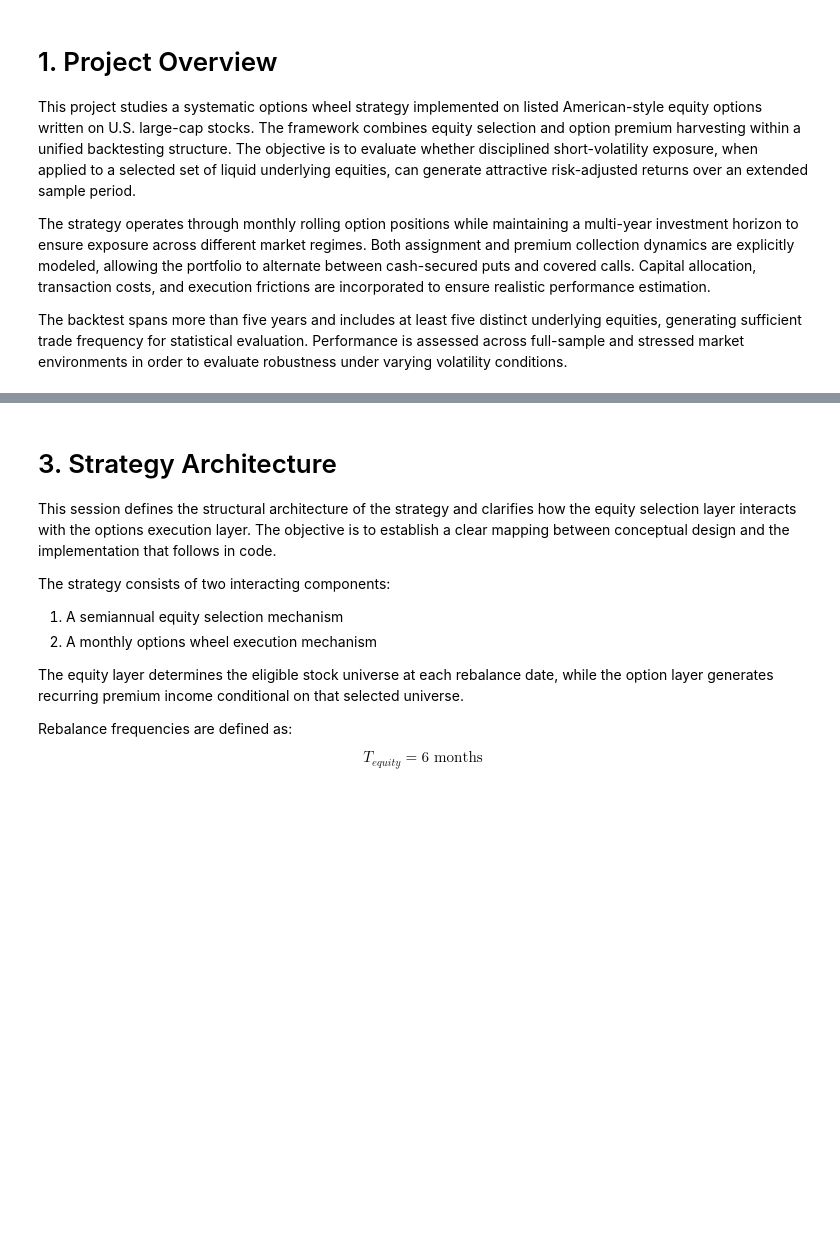
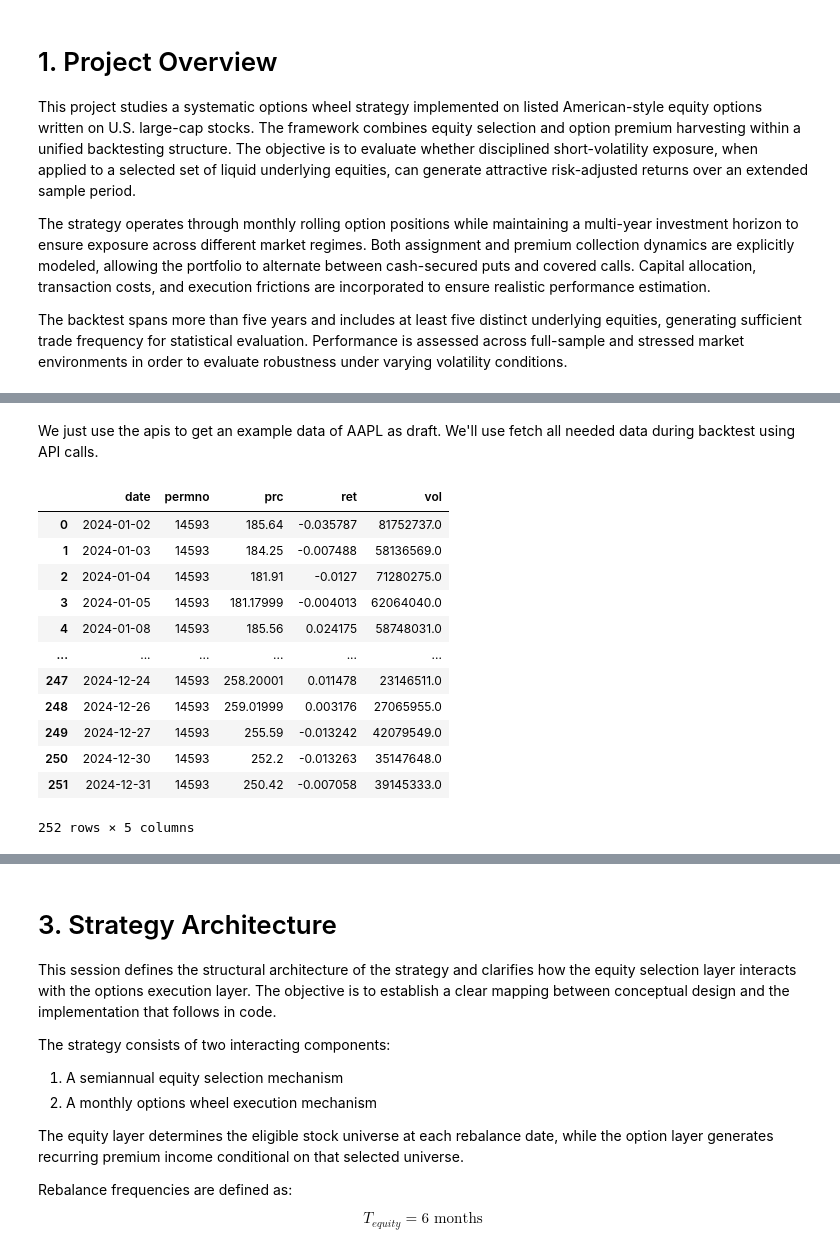
Before and after one commit to lhyxy1109/FINM31500_project, a Jupyter notebook: Project_Draft.ipynb, the cells around one changed output, grey strips where cells are left out. Saved outputs shown, nothing was run; the diff lists cells and outputs as text; code cells hidden in the pictures; blank space fills up the shorter version.

```diff
--- a/Project_Draft.ipynb
+++ b/Project_Draft.ipynb
@@ -34,0 +55,2 @@ The backtest spans more than five years and includes at least five distinct unde
+# %% [markdown]
+We just use the apis to get an example data of AAPL as draft. We'll use fetch all needed data during backtest using API calls.
@@ -34,0 +83,16 @@ The backtest spans more than five years and includes at least five distinct unde
+# %%
+px
+# %% [output]
+|  | date | permno | prc | ret | vol |
+| 0 | 2024-01-02 | 14593 | 185.64 | -0.035787 | 81752737.0 |
+| 1 | 2024-01-03 | 14593 | 184.25 | -0.007488 | 58136569.0 |
+| 2 | 2024-01-04 | 14593 | 181.91 | -0.0127 | 71280275.0 |
+| 3 | 2024-01-05 | 14593 | 181.17999 | -0.004013 | 62064040.0 |
+| 4 | 2024-01-08 | 14593 | 185.56 | 0.024175 | 58748031.0 |
+| ... | ... | ... | ... | ... | ... |
+| 247 | 2024-12-24 | 14593 | 258.20001 | 0.011478 | 23146511.0 |
+| 248 | 2024-12-26 | 14593 | 259.01999 | 0.003176 | 27065955.0 |
+| 249 | 2024-12-27 | 14593 | 255.59 | -0.013242 | 42079549.0 |
+| 250 | 2024-12-30 | 14593 | 252.2 | -0.013263 | 35147648.0 |
+| 251 | 2024-12-31 | 14593 | 250.42 | -0.007058 | 39145333.0 |
+252 rows × 5 columns
```
Also changed, not shown: parts of 22 cells of this notebook.
